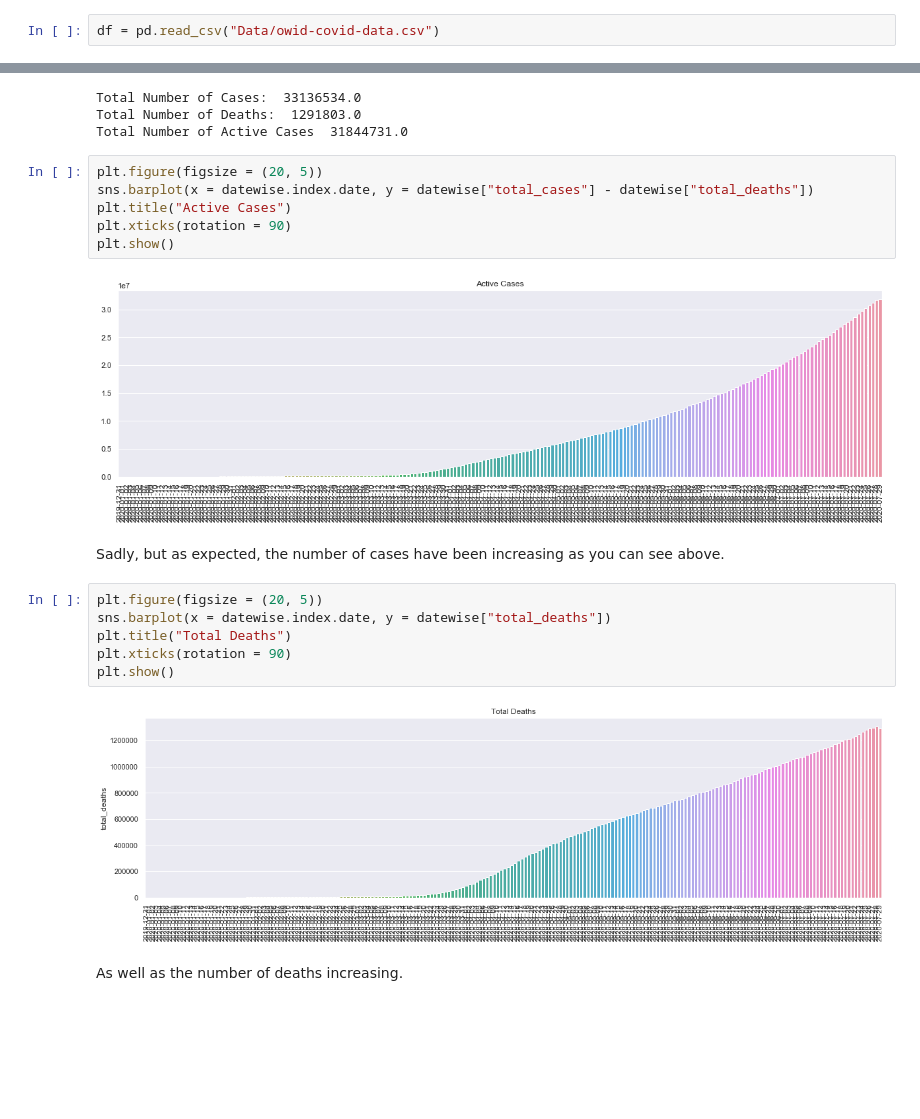
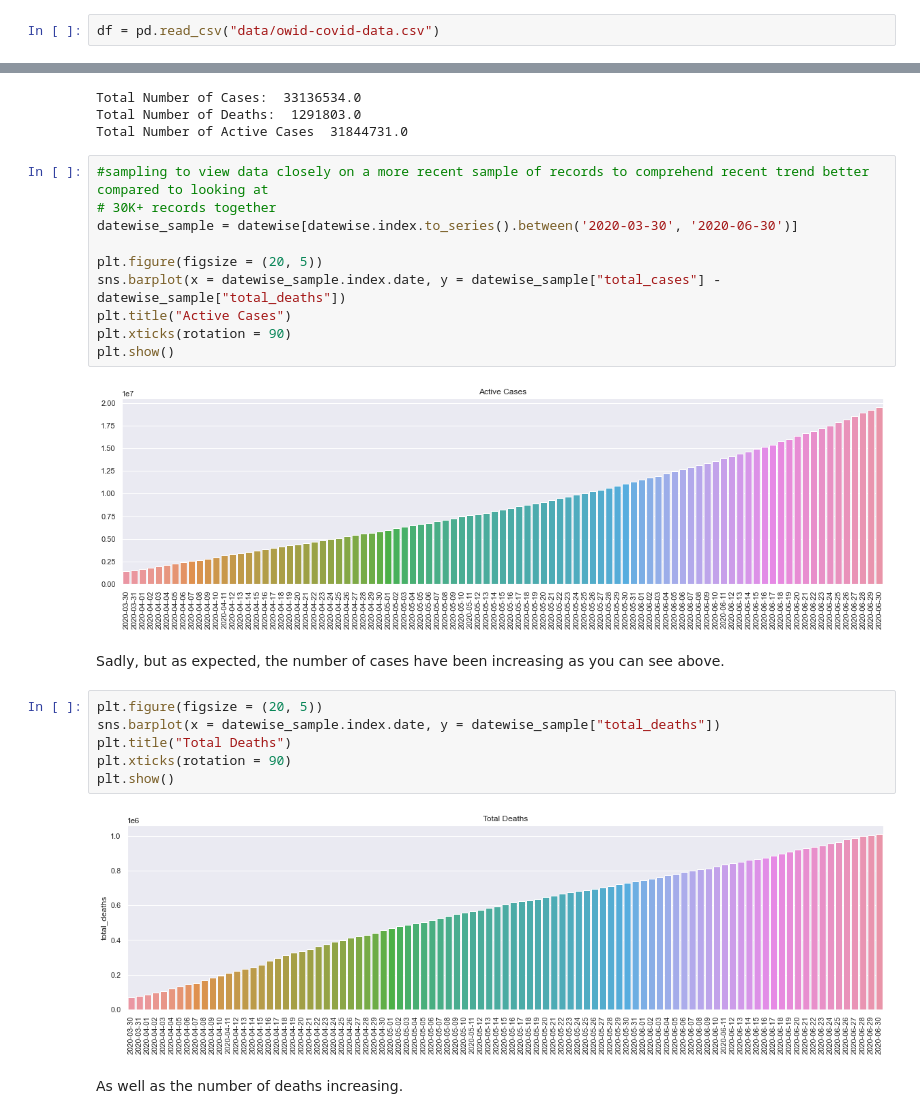
Before and after one commit to kamsingh11/Covid-19, a Jupyter notebook: COVID-19-Death Analysis.ipynb, the cells around one changed output, grey strips where cells are left out. Drawn from its saved outputs; the diff is of its cells as text; blank space fills up the shorter version.

```diff
--- a/COVID-19-Death Analysis.ipynb
+++ b/COVID-19-Death Analysis.ipynb
@@ -36,7 +64,7 @@ from statsmodels.tsa.api import Holt
 # %% [markdown]
 ## Reading Data
 # %%
-df = pd.read_csv("Data/owid-covid-data.csv")
+df = pd.read_csv("data/owid-covid-data.csv")
 # %% [markdown]
 ## Understanding structure of data
 
@@ -353,23 +400,27 @@ Total Number of Cases:  33136534.0
 Total Number of Deaths:  1291803.0
 Total Number of Active Cases  31844731.0
 # %%
+#sampling to view data closely on a more recent sample of records to comprehend recent trend better compared to looking at
+# 30K+ records together
+datewise_sample = datewise[datewise.index.to_series().between('2020-03-30', '2020-06-30')]
+
 plt.figure(figsize = (20, 5))
-sns.barplot(x = datewise.index.date, y = datewise["total_cases"] - datewise["total_deaths"])
+sns.barplot(x = datewise_sample.index.date, y = datewise_sample["total_cases"] - datewise_sample["total_deaths"])
 plt.title("Active Cases")
 plt.xticks(rotation = 90)
 plt.show()
 # %% [output]
-[figure, old version]
+[figure, new version]
 # %% [markdown]
 Sadly, but as expected, the number of cases have been increasing as you can see above.
 # %%
 plt.figure(figsize = (20, 5))
-sns.barplot(x = datewise.index.date, y = datewise["total_deaths"])
+sns.barplot(x = datewise_sample.index.date, y = datewise_sample["total_deaths"])
 plt.title("Total Deaths")
 plt.xticks(rotation = 90)
 plt.show()
 # %% [output]
-[figure, old version]
+[figure, new version]
 # %% [markdown]
 As well as the number of deaths increasing.
 # %% [markdown]
```
Also changed, not shown: parts of 30 cells of this notebook, 1 other file.
